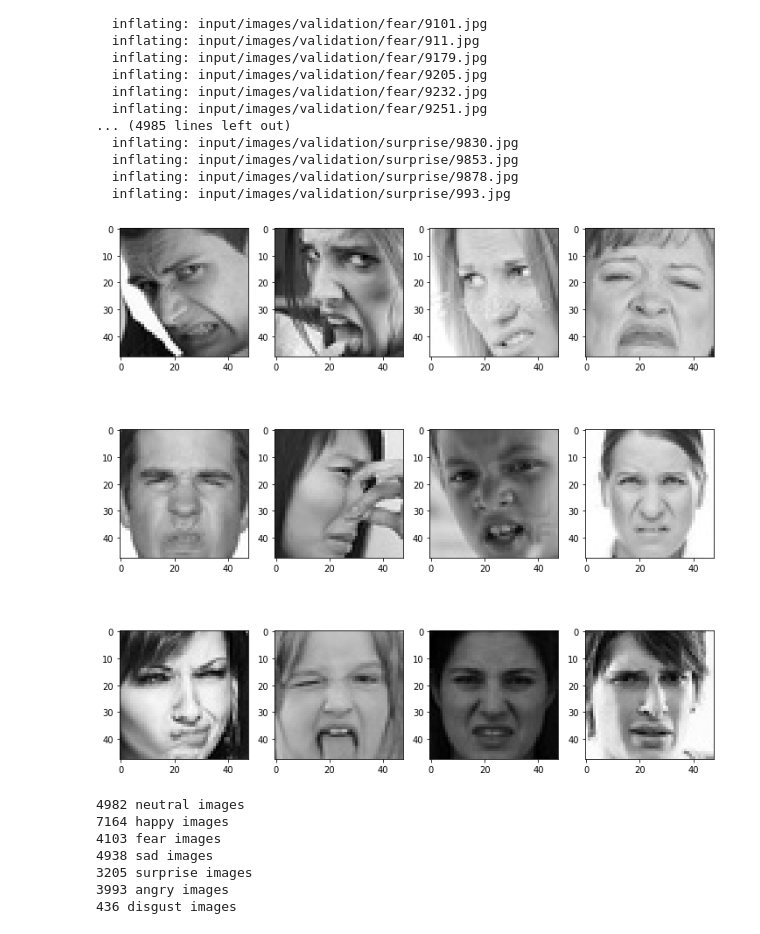
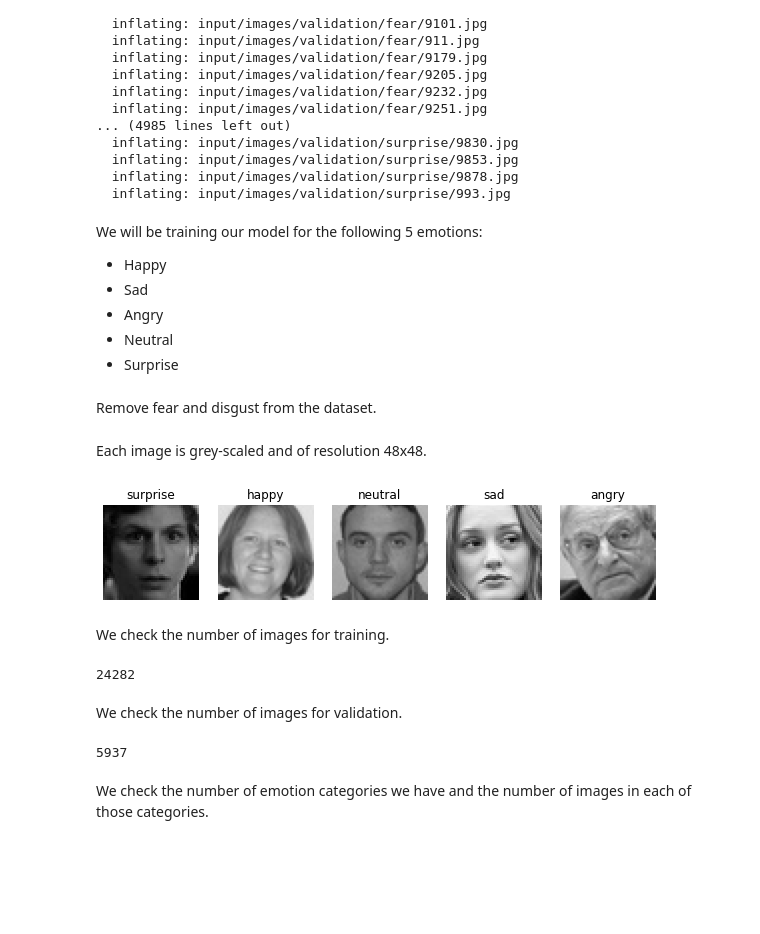
Before and after one commit to ReggieVW/ChatBuddy, a Jupyter notebook: python_server/face_sentiment/face_emotion_training.ipynb, the cells around one changed output. Cells and saved outputs as stored; diff of their text form; code cells hidden in the pictures; blank space fills up the shorter version.

Commit message:
clean up face sentiment training

```diff
--- a/python_server/face_sentiment/face_emotion_training.ipynb
+++ b/python_server/face_sentiment/face_emotion_training.ipynb
@@ -29,3 +29,14 @@ Streaminguitvoer ingekort tot de laatste 5000 regels.
   inflating: input/images/validation/surprise/9853.jpg
   inflating: input/images/validation/surprise/9878.jpg
   inflating: input/images/validation/surprise/993.jpg
+# %% [markdown]
+We will be training our model for the following 5 emotions:
+
+
+*   Happy
+*   Sad
+*   Angry
+*   Neutral
+*   Surprise
+# %% [markdown]
+Remove fear and disgust from the dataset.
@@ -32,39 +49,39 @@ Streaminguitvoer ingekort tot de laatste 5000 regels.
+# %% [markdown]
+Each image is grey-scaled and of resolution 48x48.
 # %%
 import numpy as np
 import seaborn as sns
 from keras.preprocessing.image import load_img, img_to_array
 import matplotlib.pyplot as plt
 import os
 
 # size of the image: 48*48 pixels
 pic_size = 48
 
 # input path for the images
-base_path = "./input/images//"
+base_path = "./input/images/"
 
-plt.figure(0,figsize=(10,10))
-cpt = 0
+train_data_dir = base_path +'train/'
+validation_data_dir = base_path + 'validation/'
 
-for expression in os.listdir(base_path + "train/"):
-    for i in range(1,13):
-        cpt = cpt + 1
-        plt.subplot(3,4,i)
-        img = load_img(base_path + "train/" + expression + "/" +os.listdir(base_path + "train/" + expression)[i], target_size=(pic_size, pic_size))
-        plt.imshow(img, cmap="gray")
-
-
-plt.tight_layout()
+plt.figure(figsize=(14,22))
+i = 1
+for expression in os.listdir(train_data_dir):
+    img = load_img((train_data_dir + expression +'/'+ os.listdir(train_data_dir + expression)[1]))
+    plt.subplot(1,7,i)
+    plt.imshow(img)
+    plt.title(expression)
+    plt.axis('off')
+    i += 1
 plt.show()
 # %% [output]
-[figure, old version]
+[figure, new version]
+# %% [markdown]
+We check the number of images for training.
 # %%
-for expression in os.listdir(base_path + "train"):
-    print(str(len(os.listdir(base_path + "train/" + expression))) + " " + expression + " images")
+nb_train_samples = 0
+for expression in os.listdir(train_data_dir):
+    nb_train_samples += len(os.listdir(train_data_dir + "/" + expression))
+print(nb_train_samples)
 # %% [output]
-4982 neutral images
-7164 happy images
-4103 fear images
-4938 sad images
-3205 surprise images
-3993 angry images
-436 disgust images
+24282
@@ -73,0 +88,11 @@ validation_data_dir = base_path + 'validation'
+# %% [markdown]
+We check the number of images for validation.
+# %%
+nb_validation_samples = 0
+for expression in os.listdir(validation_data_dir):
+    nb_validation_samples += len(os.listdir(validation_data_dir + "/" + expression))
+print(nb_validation_samples)
+# %% [output]
+5937
+# %% [markdown]
+We check the number of emotion categories we have and the number of images in each of those categories.
```
Also changed, not shown: parts of 19 cells of this notebook, 2 other files.
